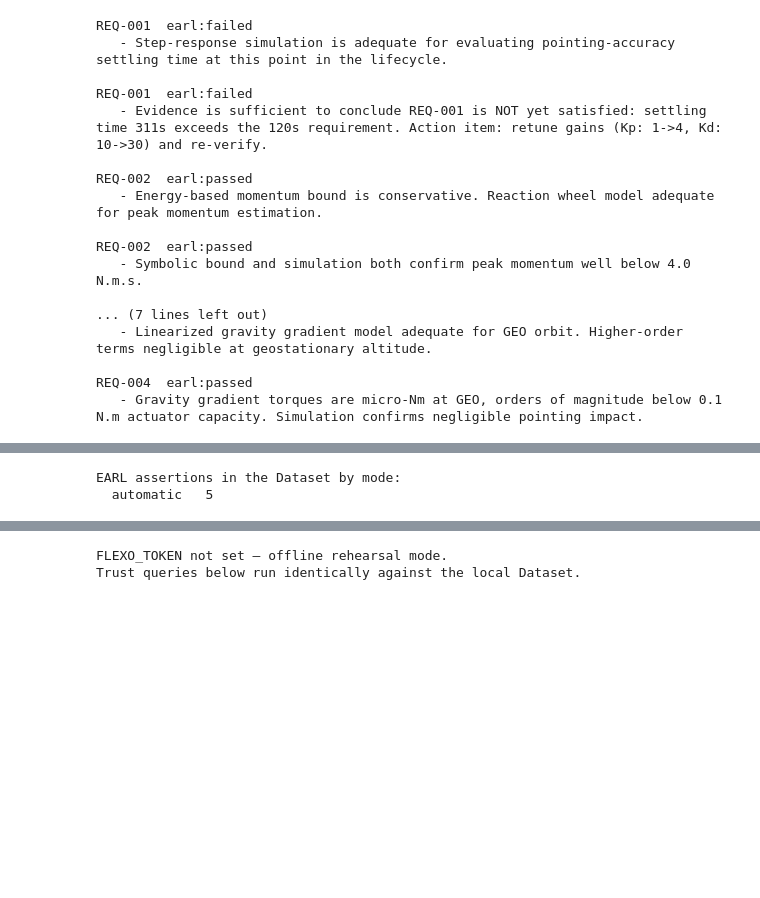
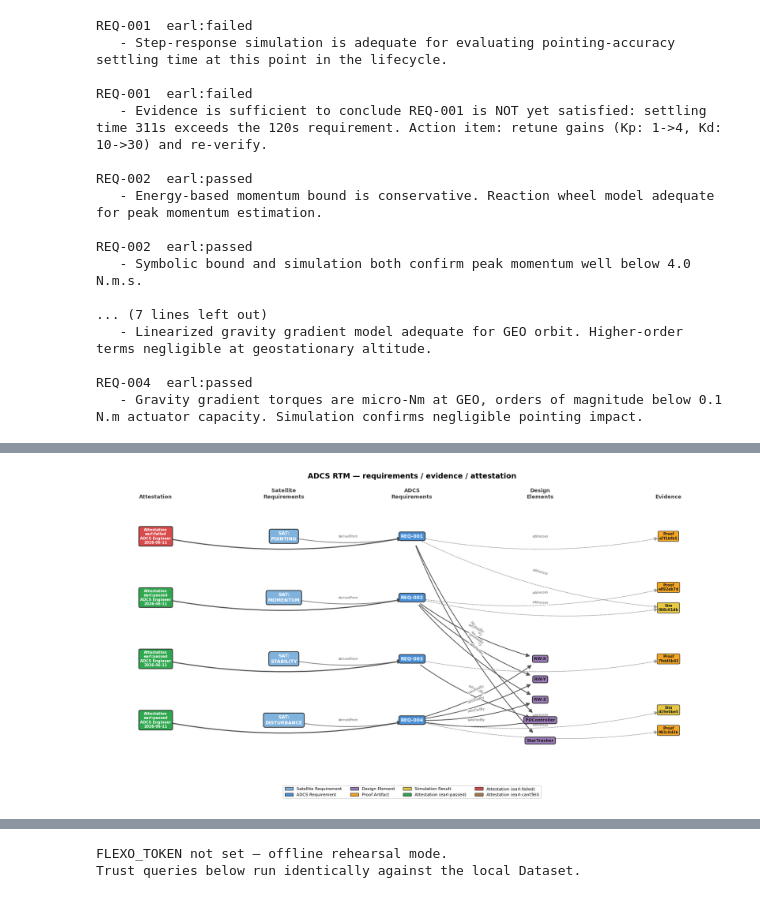
Before and after one commit to DynamicalSystemsGroup/ADCS-lifecycle-demo, a Jupyter notebook: jaxa_notebook.ipynb, the cells around one changed output, grey strips where cells are left out. Saved outputs shown, nothing was run; the diff lists cells and outputs as text; code cells hidden in the pictures; blank space fills up the shorter version.

```diff
--- a/jaxa_notebook.ipynb
+++ b/jaxa_notebook.ipynb
@@ -286,7 +325,4 @@ REQ-004  hash=d19e0be5468eddb0...
 # %%
-# Attestation (Stage 6): REQ-001 is attested earl:failed — recorded, not hidden.
-# Each attestation carries adequacy (gsn:Assumption) + sufficiency
-# (gsn:Justification): the Hawkins-Habli Assurance Claim Point split.
 q = '''
 PREFIX rtm: <http://example.org/ontology/rtm#>
 PREFIX gsn: <https://w3id.org/OntoGSN/ontology#>
@@ -296,9 +332,8 @@ SELECT ?req ?outcome ?stmt WHERE {
 } ORDER BY ?req
 '''
 for row in ds.query(q):
-    req = str(row.req).split("/")[-1]
-    outcome = str(row.outcome).split("#")[-1]
-    print(f"{req}  earl:{outcome}\n   - {row.stmt}\n")
+    print(f"{str(row.req).split('/')[-1]}  earl:{str(row.outcome).split('#')[-1]}")
+    print(f"   - {row.stmt}\n")
 # %% [output]
 REQ-001  earl:failed
    - Step-response simulation is adequate for evaluating pointing-accuracy settling time at this point in the lifecycle.
@@ -329,29 +362,21 @@ boundary.
 # %%
 def evidence_for(ds, req):
     q = f'''
     PREFIX rtm: <http://example.org/ontology/rtm#>
     SELECT ?e WHERE {{ ?e rtm:addresses <{ADCS[req]}> }} LIMIT 1
     '''
     rows = list(ds.query(q))
     return rows[0].e if rows else URIRef(f"urn:adcs:evidence:{req}")
 
 for req, r in oracle_results.items():
     emit_oracle_assertion(ds, evidence_for(ds, req), ADCS[req], r)
 
-# Tally what now lives in the audit graph by EARL mode.
-q = '''
-PREFIX earl: <http://www.w3.org/ns/earl#>
-PREFIX rtm: <http://example.org/ontology/rtm#>
-SELECT ?mode (COUNT(?a) AS ?n) WHERE {
-  ?a a earl:Assertion ; earl:mode ?mode .
-} GROUP BY ?mode
-'''
-print("EARL assertions in the Dataset by mode:")
-for row in ds.query(q):
-    print(f"  {str(row.mode).split('#')[-1]:10s}  {row.n}")
+from interrogate.visualize import build_rtm_figure
+build_rtm_figure(ds, figsize=(17, 9),
+                 title="ADCS RTM — requirements / evidence / attestation")
+plt.show()
 # %% [output]
-EARL assertions in the Dataset by mode:
-  automatic   5
+[figure, added]
 # %% [markdown]
 ## 6 · Provenance across distinct authoritative sources of truth  ·  *the point*
 
```
Also changed, not shown: parts of 22 cells of this notebook.
